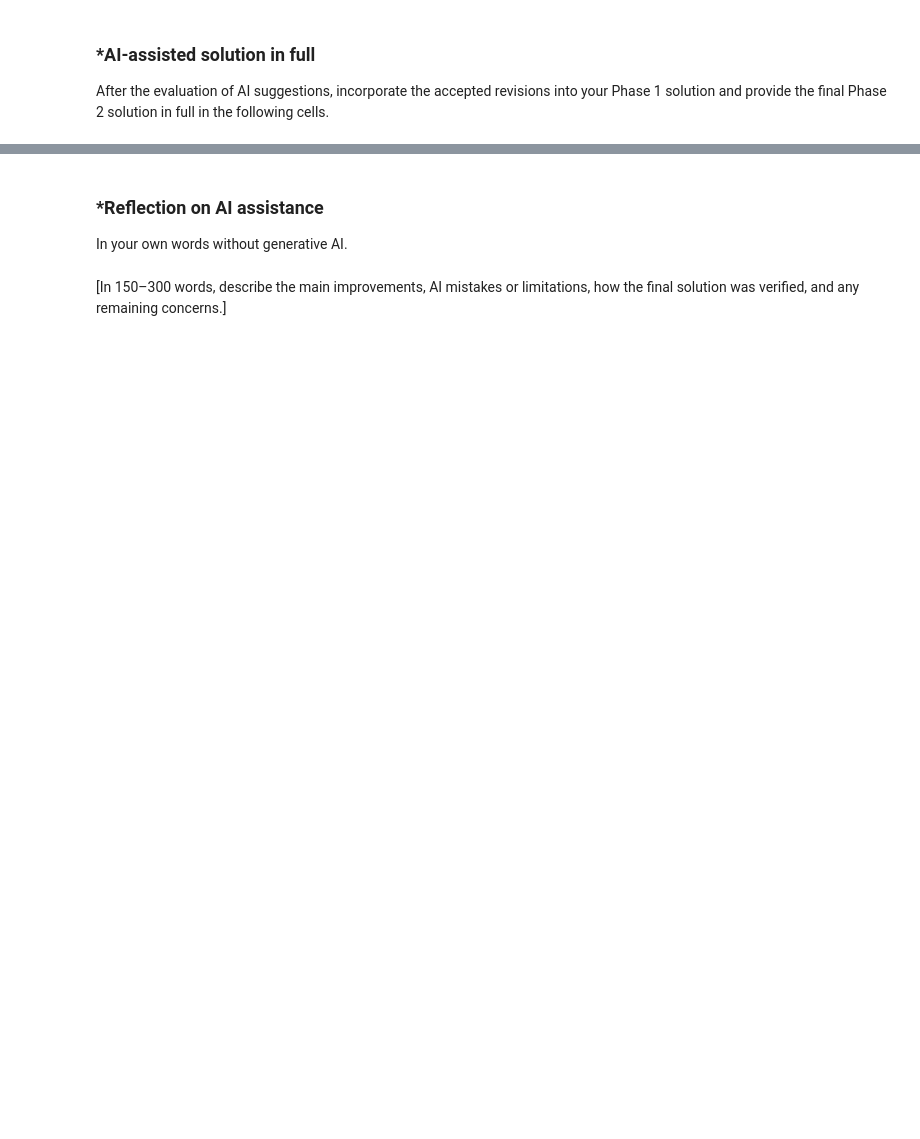
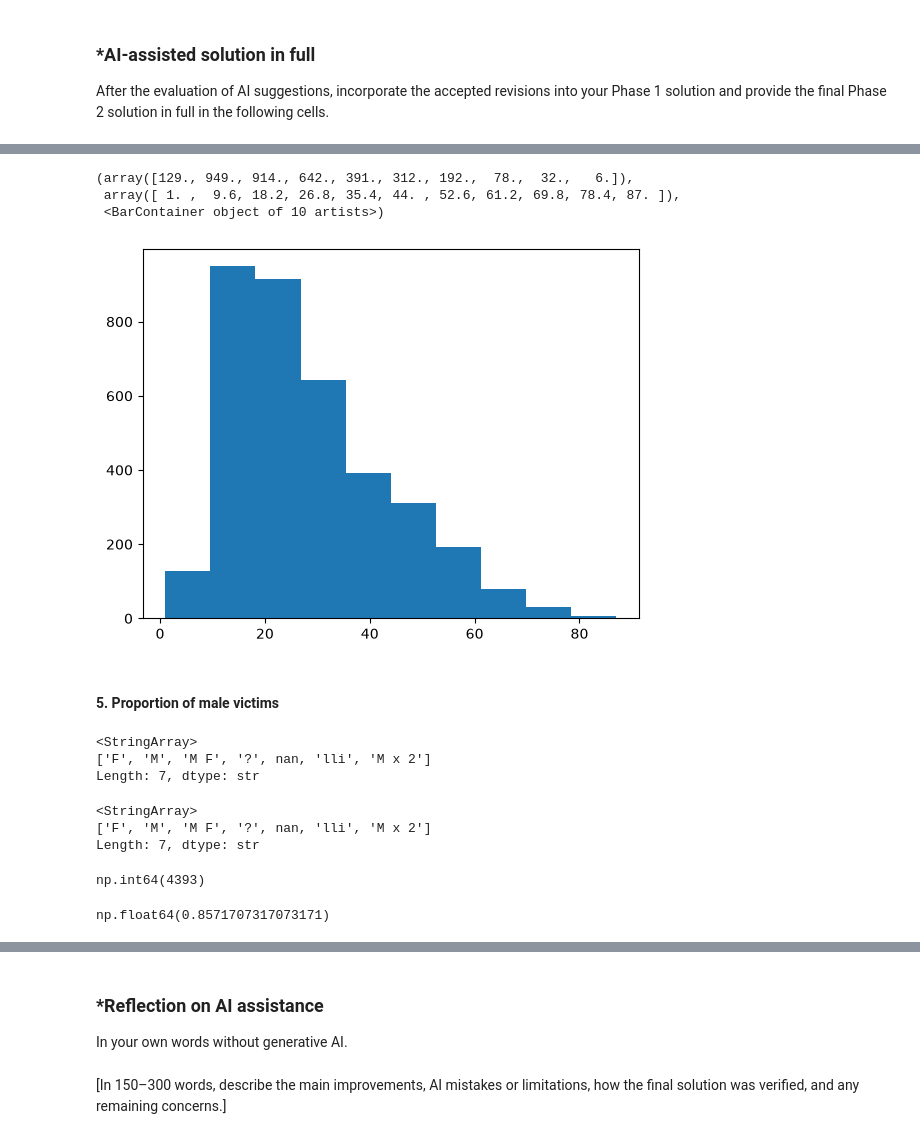
Before and after one commit to paytongergen/A01-data-wrangling, a Jupyter notebook: notebook.ipynb, the cells around one changed output, grey strips where cells are left out. Drawn from its saved outputs; the diff is of its cells as text; code cells hidden in the pictures; blank space fills up the shorter version.

```diff
--- a/notebook.ipynb
+++ b/notebook.ipynb
@@ -364,0 +483,2 @@ After the evaluation of AI suggestions, incorporate the accepted revisions into
+# %%
+shark = shark.dropna(axis=1, how='all')
@@ -364,0 +501,4 @@ After the evaluation of AI suggestions, incorporate the accepted revisions into
+# %%
+# Convert to int
+shark["Year"] = shark["Year"].astype('Int64')
+shark["Year"]
@@ -364,0 +527,4 @@ After the evaluation of AI suggestions, incorporate the accepted revisions into
+# %%
+# Filter to data before 1940
+shark = shark[shark["Year"] >= 1940]
+shark["Year"].unique()
@@ -364,0 +555,4 @@ After the evaluation of AI suggestions, incorporate the accepted revisions into
+# %%
+# Convert to int
+shark["Age"] = pd.to_numeric(shark["Age"], errors = "coerce")
+shark["Age"]
@@ -364,0 +572,34 @@ After the evaluation of AI suggestions, incorporate the accepted revisions into
+# %%
+plt.hist(shark["Age"])
+# %% [output]
+(array([129., 949., 914., 642., 391., 312., 192.,  78.,  32.,   6.]),
+ array([ 1. ,  9.6, 18.2, 26.8, 35.4, 44. , 52.6, 61.2, 69.8, 78.4, 87. ]),
+ <BarContainer object of 10 artists>)
+[figure, added]
+# %% [markdown]
+#### 5. Proportion of male victims
+# %%
+shark["Sex"].unique()
+# %% [output]
+<StringArray>
+['F', 'M', 'M F', '?', nan, 'lli', 'M x 2']
+Length: 7, dtype: str
+# %%
+# Change M and F labels with different formatting to be counted
+shark["Sex"] = shark["Sex"].replace({"M ": "M",
+                                     "F ": "F",
+                                     " M": "M",
+                                     "m": "M"})
+shark["Sex"].unique()
+# %% [output]
+<StringArray>
+['F', 'M', 'M F', '?', nan, 'lli', 'M x 2']
+Length: 7, dtype: str
+# %%
+(shark["Sex"]=="M").sum()
+# %% [output]
+np.int64(4393)
+# %%
+(shark["Sex"]=="M").sum() / ((shark["Sex"]=="M").sum() + (shark["Sex"]=="F").sum())
+# %% [output]
+np.float64(0.8571707317073171)
```
Also changed, not shown: parts of 45 cells of this notebook.
